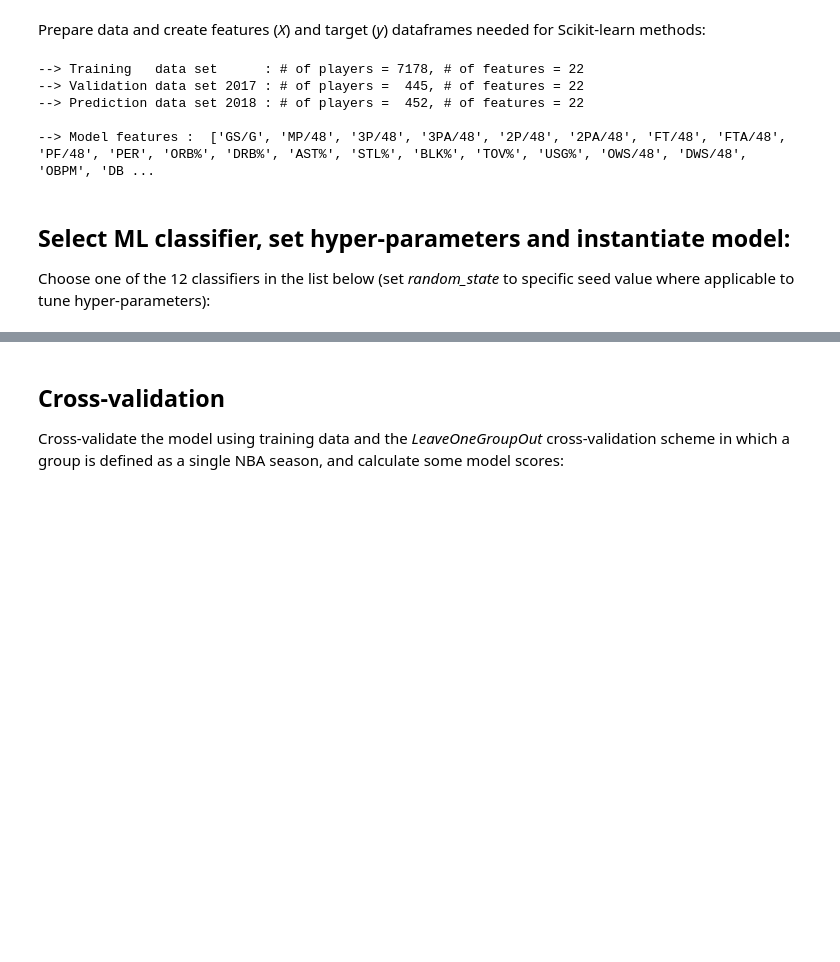
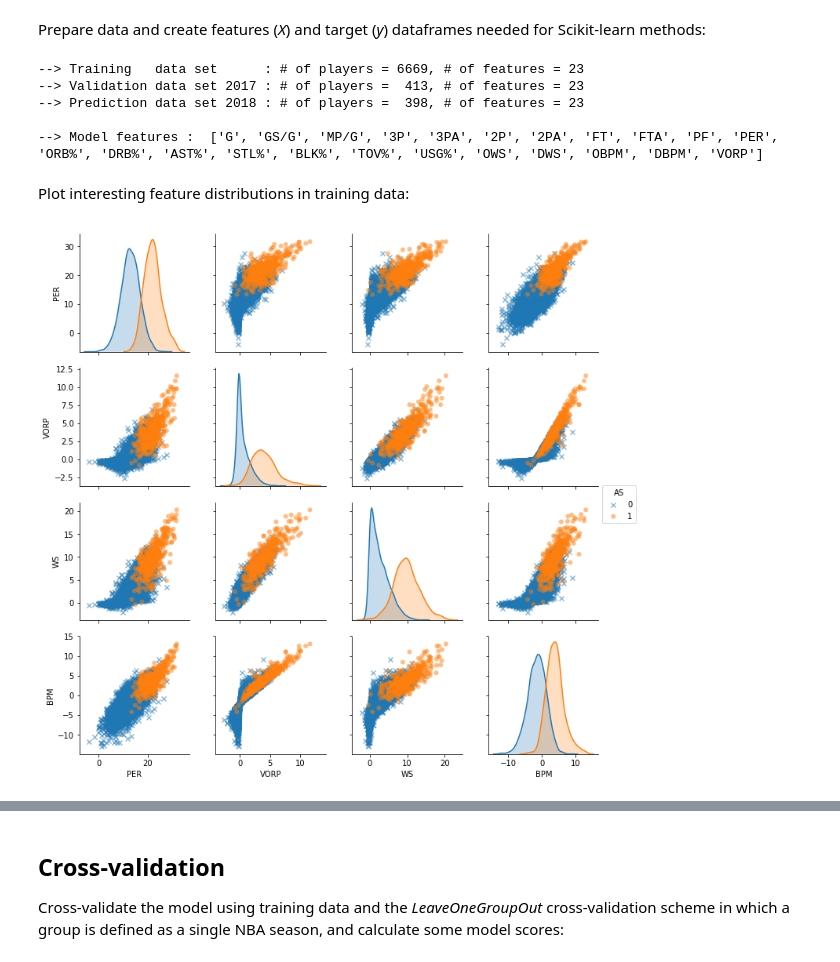
Before and after one commit to gmalim/NBA_analysis, a Jupyter notebook: NBA_All-Stars.ipynb, the cells around one changed output, grey strips where cells are left out. Saved outputs shown, nothing was run; the diff lists cells and outputs as text; code cells hidden in the pictures; blank space fills up the shorter version.

```diff
--- a/NBA_All-Stars.ipynb
+++ b/NBA_All-Stars.ipynb
@@ -265,13 +287,13 @@ for X in X_list:
                 'ORB', 'DRB', 'AST', 'TOV', 'STL', 'BLK'],                  # Correlated with other features
                axis=1, inplace=True)
 
-    # Replace GS by GS/G, and MP by MP/48 and drop G:
+    # Replace GS by GS/G, and MP by MP/G:
 
     X['GS'] = X['GS'].div(X['G'].values, axis=0)
-    X['MP'] = X['MP'].div(48,            axis=0)
-    X.rename(columns={'GS': 'GS/G', 'MP': 'MP/48'}, inplace=True)
-    X.drop(['G'], axis=1, inplace=True)
+    X['MP'] = X['MP'].div(X['G'].values, axis=0)
+    X.rename(columns={'GS': 'GS/G', 'MP': 'MP/G'}, inplace=True)
 
+    '''
     # Scale total-type features by MP/48:
 
     X[['3P', '3PA', '2P', '2PA', 'FT', 'FTA', 'PF']] = \
@@ -288,6 +310,7 @@ for X in X_list:
         X[['ORB', 'DRB', 'AST', 'STL', 'BLK', 'TOV', 'PF']].div(X['MP/48'].values, axis=0)
         X.rename(columns={'ORB': 'ORB/48', 'DRB': 'DRB/48', 'AST': 'AST/48', 'PF': 'PF/48',
                           'BLK': 'BLK/48', 'TOV': 'TOV/48', 'STL': 'STL/48'}, inplace=True)
+    '''
 
 # Target dataframes (target = AS, a binary variable introduced to indicate All-Star status):
 
@@ -302,12 +325,21 @@ print("")
 
 print("--> Model features : ", list(X_training.columns))
 # %% [output]
---> Training   data set      : # of players = 7178, # of features = 22
---> Validation data set 2017 : # of players =  445, # of features = 22
---> Prediction data set 2018 : # of players =  452, # of features = 22
+--> Training   data set      : # of players = 6669, # of features = 23
+--> Validation data set 2017 : # of players =  413, # of features = 23
+--> Prediction data set 2018 : # of players =  398, # of features = 23
 
---> Model features :  ['GS/G', 'MP/48', '3P/48', '3PA/48', '2P/48', '2PA/48', 'FT/48', 'FTA/48', 'PF/48', 'PER', 'ORB%', 'DRB%', 'AST%', 'STL%', 'BLK%', 'TOV%', 'USG%', 'OWS/48', 'DWS/48', 'OBPM', 'DB ...
+--> Model features :  ['G', 'GS/G', 'MP/G', '3P', '3PA', '2P', '2PA', 'FT', 'FTA', 'PF', 'PER', 'ORB%', 'DRB%', 'AST%', 'STL%', 'BLK%', 'TOV%', 'USG%', 'OWS', 'DWS', 'OBPM', 'DBPM', 'VORP']
-# %% [markdown]
-## Select ML classifier, set hyper-parameters and instantiate model:
-
-Choose one of the 12 classifiers in the list below (set *random_state* to specific seed value where applicable to tune hyper-parameters):
+# %% [markdown]
+Plot interesting feature distributions in training data:
+# %%
+if includeadvancedstats:
+    plotvariables = ['PER', 'VORP', 'WS', 'BPM']
+else:
+    plotvariables = ['PTS', 'eFG%', 'MP']
+
+_ = sns.pairplot(df_training, vars=plotvariables, hue="AS",
+                 diag_kind="kde", diag_kws=dict(shade=True),
+                 markers = ['x','o'], plot_kws=dict(edgecolor="none", alpha=0.5))
+# %% [output]
+[figure, added]
```
Also changed, not shown: parts of 27 cells of this notebook, 1 other file.
